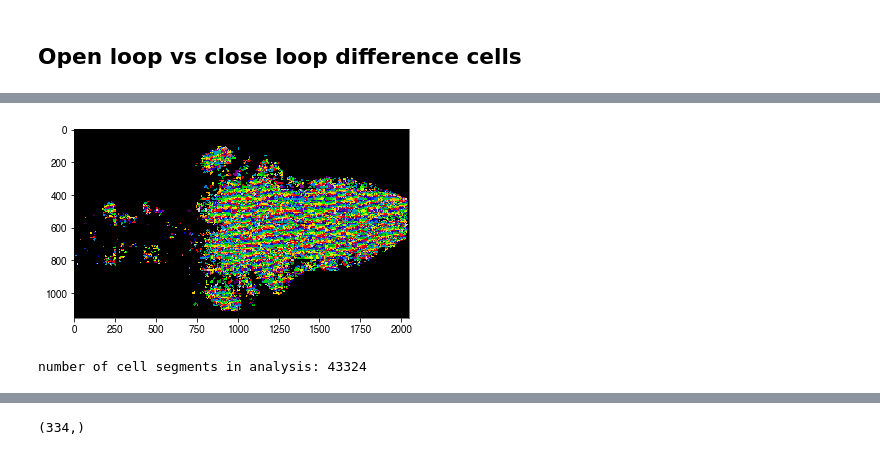
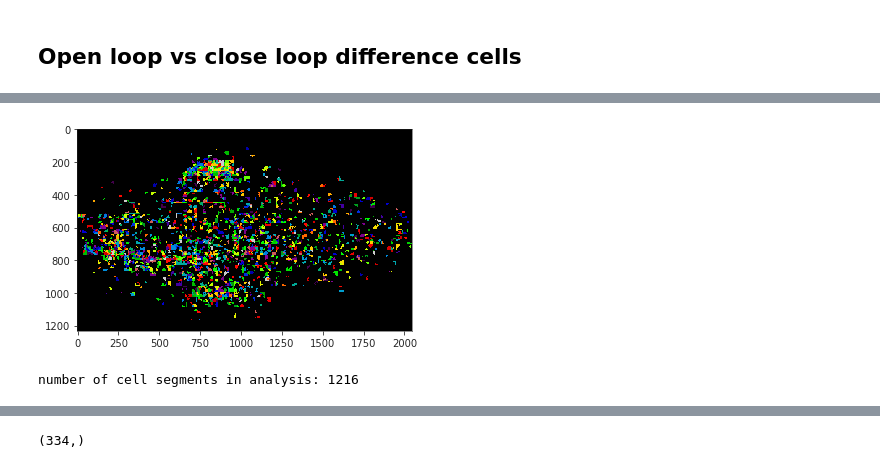
Before and after one commit to zqwei/Glia_analysis, a Jupyter notebook: Notebooks/analysis.ipynb, the cells around one changed output, grey strips where cells are left out. Cells and saved outputs as stored; diff of their text form; code cells hidden in the pictures.

Commit message:
update plots

```diff
--- a/Notebooks/analysis.ipynb
+++ b/Notebooks/analysis.ipynb
@@ -48,25 +54,25 @@ for n, _ in enumerate(trial_list):
 # %% [markdown]
 ## Open loop vs close loop difference cells
 # %%
-# from scipy.stats import ranksums
-# len_ = len(trial_type)
-# max_t = np.array([len(_) for _ in time_list]).max()
-# p_list = np.zeros((dFF.shape[0], 120))
-# for cell_id in range(dFF.shape[0]):
-#     dFF_cell = dFF[cell_id]
-#     dFF_cell_list = []
-#     for _ in time_list:
-#         dFF_cell_list.append(dFF_cell[_])
-#     dFF_mat = np.zeros((len_, max_t))
-#     dFF_mat[:] = np.nan
-#     for n_ in range(len_):
-#         n = trial_type[n_]
-#         valid_ = (epoch_list[n_]>=(n*5)) & (epoch_list[n_]<(n*5+5))
-#         t_ = valid_.sum()
-#         dFF_mat[n_, :t_] = dFF_cell_list[n_][valid_]
-#     for ntime in range(120):
-#         _, p = ranksums(dFF_mat[np.array(trial_type)==0, ntime], dFF_mat[np.array(trial_type)==1, ntime])
-#         p_list[cell_id, ntime] = p
-# np.save(save_root+'p_value', p_list)
+from scipy.stats import ranksums
+len_ = len(trial_type)
+max_t = np.array([len(_) for _ in time_list]).max()
+p_list = np.zeros((dFF.shape[0], 120))
+for cell_id in range(dFF.shape[0]):
+    dFF_cell = dFF[cell_id]
+    dFF_cell_list = []
+    for _ in time_list:
+        dFF_cell_list.append(dFF_cell[_])
+    dFF_mat = np.zeros((len_, max_t))
+    dFF_mat[:] = np.nan
+    for n_ in range(len_):
+        n = trial_type[n_]
+        valid_ = (epoch_list[n_]>=(n*5)) & (epoch_list[n_]<(n*5+5))
+        t_ = valid_.sum()
+        dFF_mat[n_, :t_] = dFF_cell_list[n_][valid_]
+    for ntime in range(120):
+        _, p = ranksums(dFF_mat[np.array(trial_type)==0, ntime], dFF_mat[np.array(trial_type)==1, ntime])
+        p_list[cell_id, ntime] = p
+np.save(save_root+'p_value', p_list)
 # %%
 p_list = np.load(save_root+'p_value.npy')
@@ -73,31 +84,31 @@ p_list = np.load(save_root+'p_value.npy')
 # %%
 A_ext = np.zeros(brain_map.shape[:-1]).astype('int')
 for n_, A_ in enumerate(A):
-    if (p_list[n_, 20:]<0.05).mean()<0.2:
+    if (p_list[n_, 20:]<0.05).mean()<0.12:
         continue
     A_loc_ = A_loc[n_]
     z, x, y = A_loc_
     _ = (A_>A_.max()*0.5).astype('int')*(n_+1)
     cx, cy = A_ext[z, x:x+100, y:y+100].shape
     A_ext[z, x:x+100, y:y+100]=np.maximum(A_ext[z, x:x+100, y:y+100], _[:cx, :cy])
 
 # for z in range(A_ext.shape[0]):
 #     _ = A_ext[z].copy()
 #     _[_>0] = _[_>0]%32+1
 #     plt.imshow(_, cmap=plt.cm.nipy_spectral)
 #     plt.show()
 
 _ = A_ext.max(axis=0)
 _[_>0] = _[_>0]%32+1
 plt.imshow(_, cmap=plt.cm.nipy_spectral)
 plt.show()
 # %% [output]
-[figure, old version]
+[figure, new version]
 # %%
-sub_indx = (p_list[:, 20:]<0.05).mean(axis=-1)>0.2
+sub_indx = (p_list[:, 20:]<0.05).mean(axis=-1)>0.12
 print(f'number of cell segments in analysis: {sub_indx.sum()}')
 # %% [output]
-number of cell segments in analysis: 43324
+number of cell segments in analysis: 1216
 # %%
 dFF_ave = dFF[sub_indx].mean(axis=0)
 # %%
```
Also changed, not shown: parts of 20 cells of this notebook.
